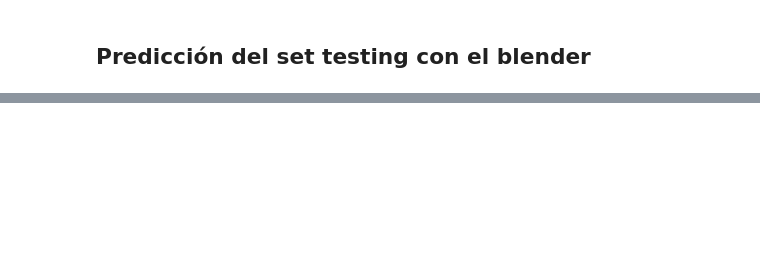
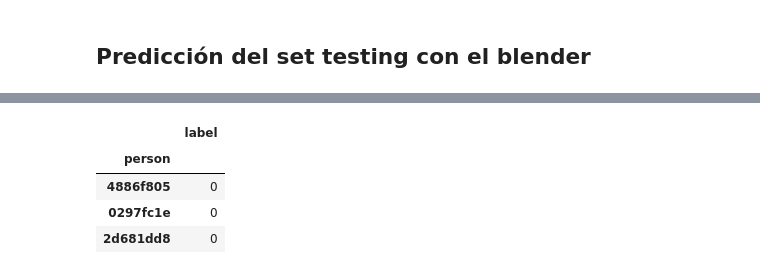
Before and after one commit to seblaz/7506-datos-tp2, a Jupyter notebook: Ensambles/Blending.ipynb, the cells around one changed output, grey strips where cells are left out. Saved outputs shown, nothing was run; the diff lists cells and outputs as text; code cells hidden in the pictures; blank space fills up the shorter version.

```diff
--- a/Ensambles/Blending.ipynb
+++ b/Ensambles/Blending.ipynb
@@ -195,0 +280,2 @@ predicted.columns = ['label']
+# %%
+super_blender.fit(super_blend_train, super_train_10_target)
@@ -196 +313,12 @@ predicted.columns = ['label']
+# %%
+predictions = super_blender.predict(testing_with_base_predictions_for_super_blender)
+predictions = pd.DataFrame(data=predictions, index=testing_with_base_predictions_for_super_blender.index)
+predictions.columns = ['label']
+predictions.head(3)
+# %% [output]
+|  | label |
+| person |  |
+| 4886f805 | 0 |
+| 0297fc1e | 0 |
+| 2d681dd8 | 0 |
 # %%
```
Also changed, not shown: parts of 32 cells of this notebook.
